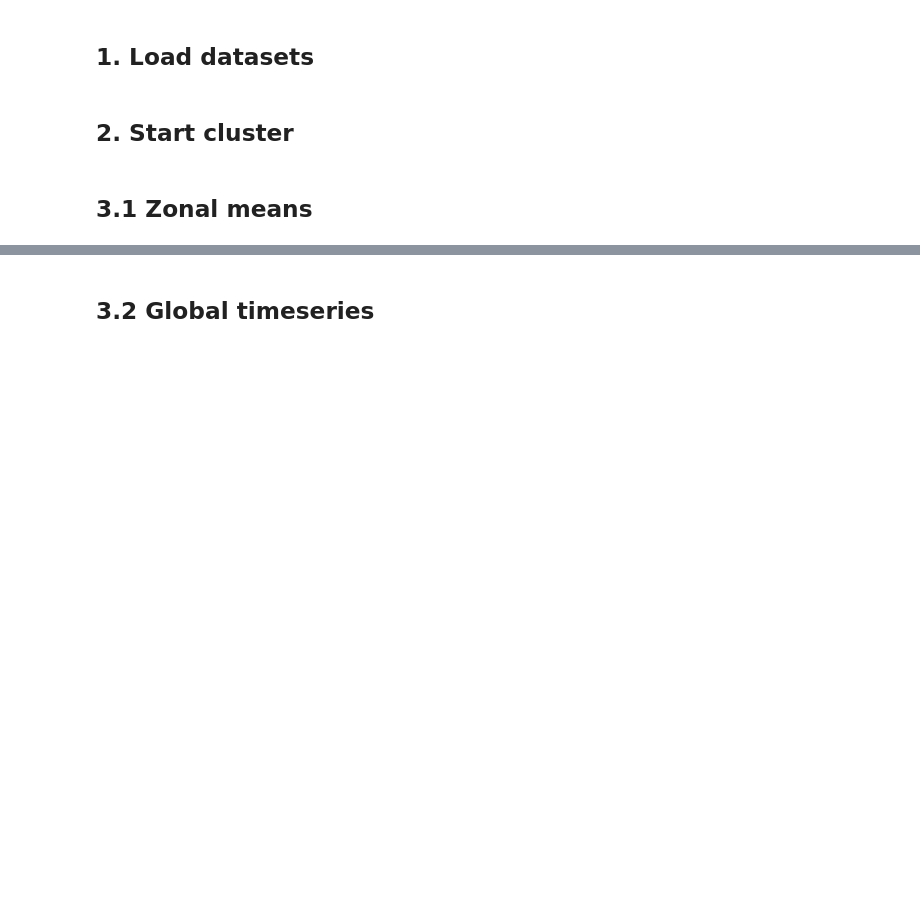
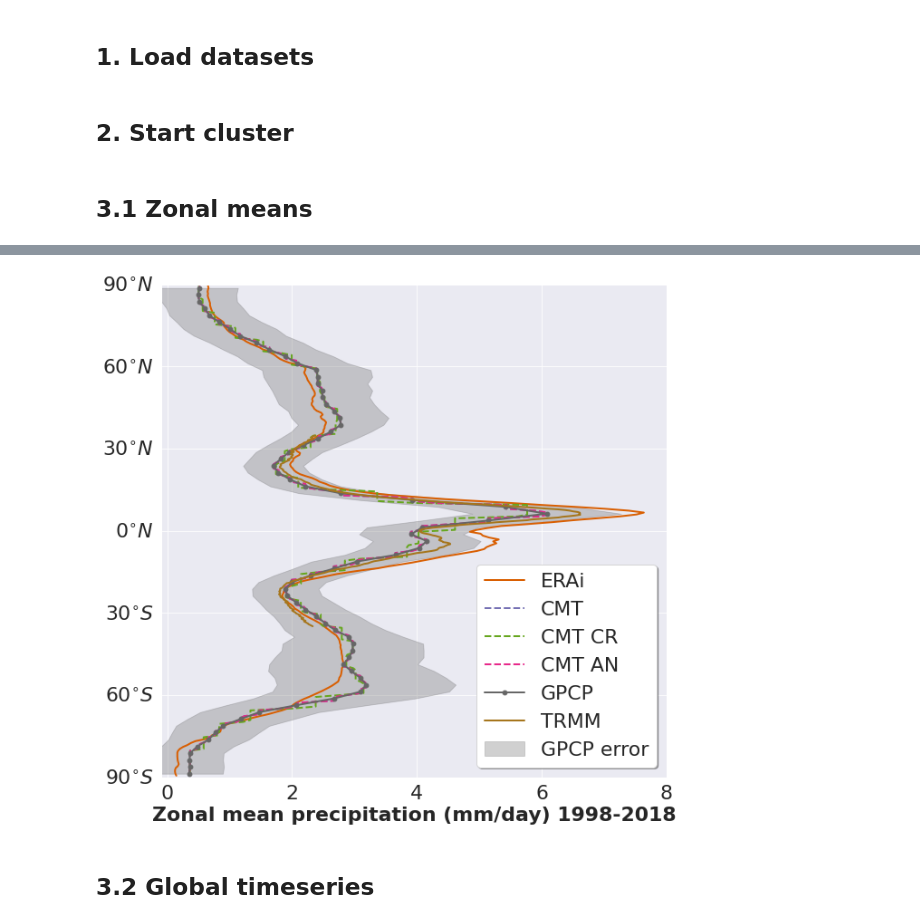
Before and after one commit to raphaeldussin/dev_forcings, a Jupyter notebook: precip_erainterim_correction_gpcp/Evaluation_results.ipynb, the cells around one changed output, grey strips where cells are left out. Drawn from its saved outputs; the diff is of its cells as text; code cells hidden in the pictures; blank space fills up the shorter version.

```diff
--- a/precip_erainterim_correction_gpcp/Evaluation_results.ipynb
+++ b/precip_erainterim_correction_gpcp/Evaluation_results.ipynb
@@ -120,6 +154,7 @@ blend_zm_98 = xr.open_dataset("zonal_mean_BLEND_1998-2018.nc")
 blend5x_zm_98 = xr.open_dataset("zonal_mean_BLEND5X_1998-2018.nc")
 blend1y_zm_98 = xr.open_dataset("zonal_mean_BLEND1Y_1998-2018.nc")
 gpcp_zm_98 = xr.open_dataset("zonal_mean_GPCP_1998-2018.nc")
+gpcp_err_zm_98 = xr.open_dataset("zonal_mean_error_GPCP_1998-2018.nc")
 trmm_zm_98 = xr.open_dataset("zonal_mean_TRMM_1998-2018.nc")
 # %%
 sns.set_theme()
@@ -154,34 +191,39 @@ plt.savefig('zonal_mean.png', bbox_inches='tight')
 # %%
 sns.set_theme()
 sns.set_style('dark')
 sns.set_context("paper", font_scale=2.7)
 
 plt.figure(figsize=[10,10])
 plt.plot(86400 * erai_zm_98["precip_zmean"], erai_zm_98['lat'], color=orange, linewidth=2, label='ERAi')
 plt.plot(86400 * blend_zm_98["precip_zmean"], blend_zm_98['lat'], color=purple, linestyle='--', linewidth=2, label='CMT')
 plt.plot(86400 * blend5x_zm_98["precip_zmean"], blend5x_zm_98['lat'], color=lightgreen, linestyle='--', linewidth=2, label='CMT CR')
 plt.plot(86400 * blend1y_zm_98["precip_zmean"], blend1y_zm_98['lat'], color=fushia, linestyle='--', linewidth=2, label='CMT AN')
-plt.plot(gpcp_zm_98["precip_zmean"], gpcp_zm_98['lat'], color=gray, linestyle='-', linewidth=2, label='GPCP')
+plt.plot(gpcp_zm_98["precip_zmean"], gpcp_zm_98['lat'], color=gray, linestyle='-', marker='o', linewidth=2, label='GPCP')
+plt.fill_betweenx(gpcp_zm_98['lat'], gpcp_zm_98["precip_zmean"] - gpcp_err_zm_98["precip_zmean"],
+                  gpcp_zm_98["precip_zmean"] + gpcp_err_zm_98["precip_zmean"],  color=gray, label='GPCP error', alpha=0.3)
+
 plt.plot(trmm_zm_98["precip_zmean"].sel(lat=slice(-35,35)), trmm_zm_98['lat'].sel(lat=slice(-35,35)), color=brown, linestyle='-', linewidth=2, label='TRMM')
-plt.legend(fontsize=22, shadow=True, facecolor='white')
+plt.legend(fontsize=22, shadow=True, facecolor='white',loc=4)
 plt.xticks(fontsize=22)
 
 plt.yticks([-90,-60,-30,0,30,60,90],
            ['$90^{\circ}S$',
             '$60^{\circ}S$',
             '$30^{\circ}S$',
             '$0^{\circ}N$',
             '$30^{\circ}N$',
             '$60^{\circ}N$',
             '$90^{\circ}N$'],
            fontsize=22)
 
 plt.grid()
 _ = plt.xlabel('Zonal mean precipitation (mm/day) 1998-2018', fontsize=22, weight='bold')
 _= plt.ylim([-90,90])
 _= plt.xlim([-0.1,8])
 
-plt.savefig('zonal_mean_1998-2018.png', bbox_inches='tight')
+#plt.savefig('zonal_mean_1998-2018_w_errors.png', bbox_inches='tight')
+# %% [output]
+[figure, added]
 # %% [markdown]
 ## 3.2 Global timeseries
 # %%
```
Also changed, not shown: parts of 22 cells of this notebook, 4 other files.
